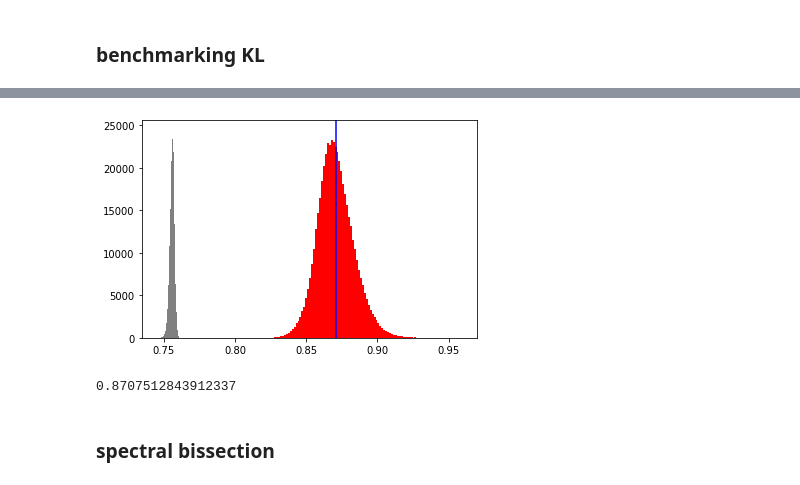
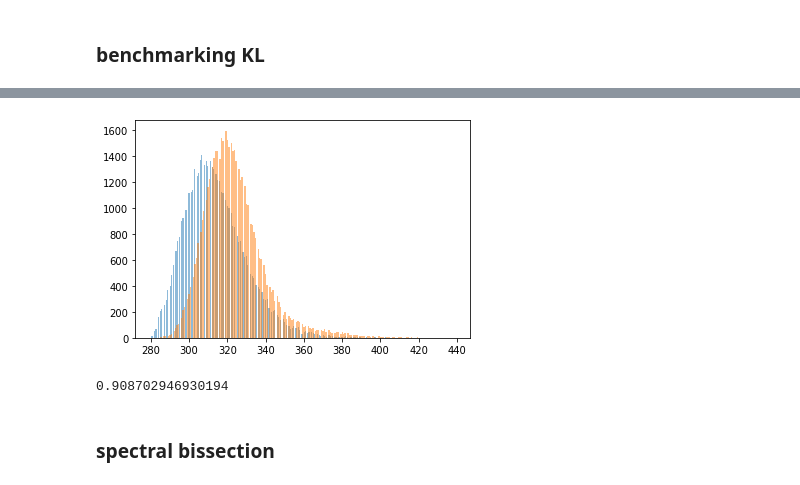
Before and after one commit to djunamay/ABCA7lof2, a Jupyter notebook: 08-processing_gsets.ipynb, the cells around one changed output, grey strips where cells are left out. Cells and saved outputs as stored; diff of their text form; code cells hidden in the pictures.

```diff
--- a/08-processing_gsets.ipynb
+++ b/08-processing_gsets.ipynb
@@ -202,18 +204,0 @@ for i in tqdm(range(N)):
-# %%
-# plot loss and rand index
-rands_kl = all_rands[np.tril_indices_from(all_rands, k=-1)]
-rands_perm_kl = all_rands_uniform[np.tril_indices_from(all_rands_uniform, k=-1)]
-
-plt.hist(rands_kl, bins=100, color='red')
-plt.axvline(x = np.mean(rands_kl), color = 'b', label = 'axvline - full height')
-
-plt.hist(rands_perm_kl, bins=100, color='grey')
-None
-
-plt.savefig('./pdf_figures/kl_rand_index.pdf')
-# %% [output]
-[figure, removed]
-# %%
-np.mean(rands_kl)
-# %% [output]
-0.8707512843912337
@@ -220,3 +209,17 @@ np.mean(rands_kl)
+# %%
+metis_loss = np.load('./processed_data/genesets/met_loss.npy')
+metis_labs = np.load('./processed_data/genesets/met_labs.npy')
+# %%
+plt.hist(metis_loss, 200, alpha=0.5)
+None
+plt.hist(kl_loss, 200, alpha=0.5)
+None
+# %% [output]
+[figure, added]
+# %%
+get_rand_index(kl_labs[np.argmin(kl_loss)], metis_labs[np.argmin(metis_labs)])
+# %% [output]
+0.908702946930194
 # %% [markdown]
 ### spectral bissection
 # %%
```
Also changed, not shown: parts of 56 cells of this notebook, 1 other file.
